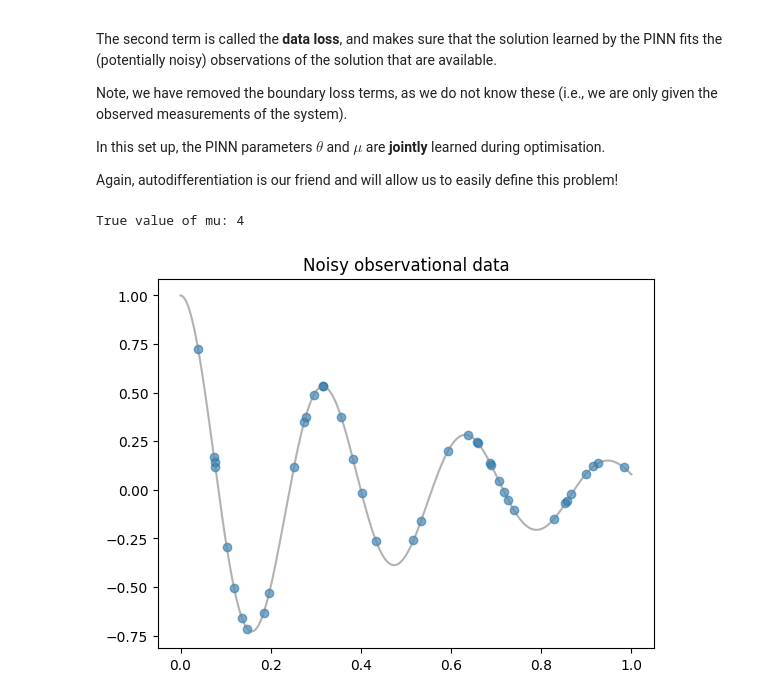
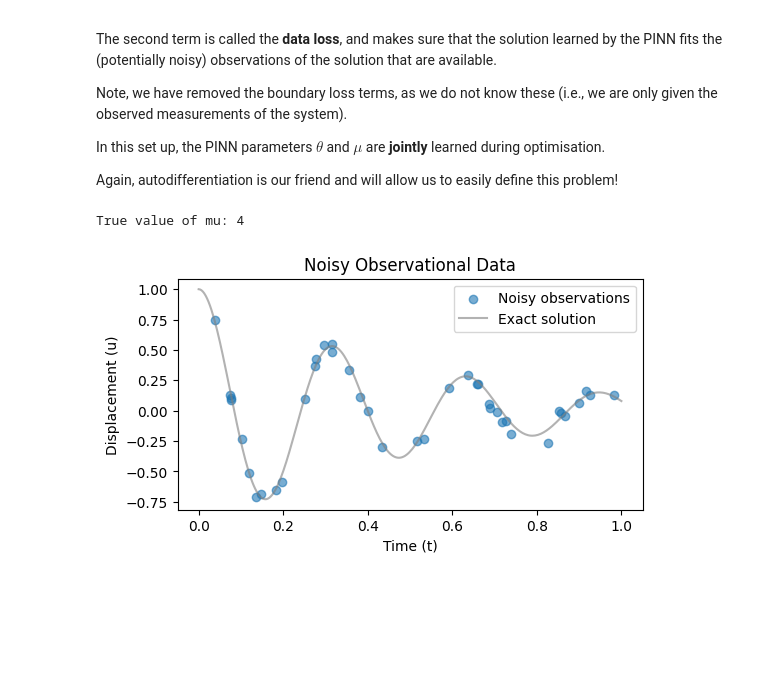
Before and after one commit to jcabbasi/SCIML2024workshop, a Jupyter notebook: tut1_oscillator_uis.ipynb, the cells around one changed output. Saved outputs shown, nothing was run; the diff lists cells and outputs as text; code cells hidden in the pictures; blank space fills up the shorter version.

```diff
--- a/tut1_oscillator_uis.ipynb
+++ b/tut1_oscillator_uis.ipynb
@@ -370,23 +477,46 @@ In this set up, the PINN parameters $\theta$ and $\mu$ are **jointly** learned d
 
 Again, autodifferentiation is our friend and will allow us to easily define this problem!
 # %%
-# first, create some noisy observational data
+# Set a fixed random seed for reproducibility
 torch.manual_seed(123)
-d, w0 = 2, 20
 
-noise_coefficient = 0.00
-number_of_observations = 40
+# Define system parameters for the underdamped harmonic oscillator
+d, w0 = 2, 20  # Damping coefficient (d) and natural frequency (w0)
 
-print(f"True value of mu: {2*d}")
-t_obs = torch.rand(number_of_observations).view(-1,1)
-u_obs = exact_solution(d, w0, t_obs) + noise_coefficient * torch.randn_like(t_obs)
+# Define noise level for synthetic observational data
+noise_coefficient = 0.05  # Set to a small nonzero value for realistic noise simulation
+number_of_observations = 40  # Number of synthetic observations
 
-plt.figure()
-plt.title("Noisy observational data")
-plt.scatter(t_obs[:,0], u_obs[:,0], label="Noisy observations", alpha=0.6)
-t_test, u_exact = torch.linspace(0,1,300).view(-1,1), exact_solution(d, w0, t_test)
-plt.plot(t_test[:,0], u_exact[:,0], label="Exact solution", color="tab:grey", alpha=0.6)
+# Display the true value of mu (damping term in the governing equation)
+true_mu = 2 * d
+print(f"True value of mu: {true_mu}")
+
+# Generate random observation times (in range [0,1]) to mimic real-world uneven sampling
+t_obs = torch.rand(number_of_observations).view(-1, 1)  # Randomly distributed time points
+
+# Compute the exact solution at observation times
+u_obs = exact_solution(d, w0, t_obs)
+
+# Add Gaussian noise to simulate measurement uncertainty
+u_obs += noise_coefficient * torch.randn_like(t_obs)
+
+### PLOTTING NOISY OBSERVATIONS ###
+plt.figure(figsize=(6, 3))
+plt.title("Noisy Observational Data")
+
+# Plot noisy observations as scattered points
+plt.scatter(t_obs[:, 0], u_obs[:, 0], label="Noisy observations", alpha=0.6, color="tab:blue")
+
+# Generate and plot the exact solution (ground truth) for comparison
+t_test = torch.linspace(0, 1, 300).view(-1, 1)  # Generate dense test points in [0,1]
+u_exact = exact_solution(d, w0, t_test)  # Compute exact displacement values
+plt.plot(t_test[:, 0], u_exact[:, 0], label="Exact solution", color="tab:grey", alpha=0.6)
+
+# Finalize plot
+plt.xlabel("Time (t)")
+plt.ylabel("Displacement (u)")
+plt.legend()
 plt.show()
 # %% [output]
 True value of mu: 4
-[figure, old version]
+[figure, new version]
```
Also changed, not shown: parts of 15 cells of this notebook.
